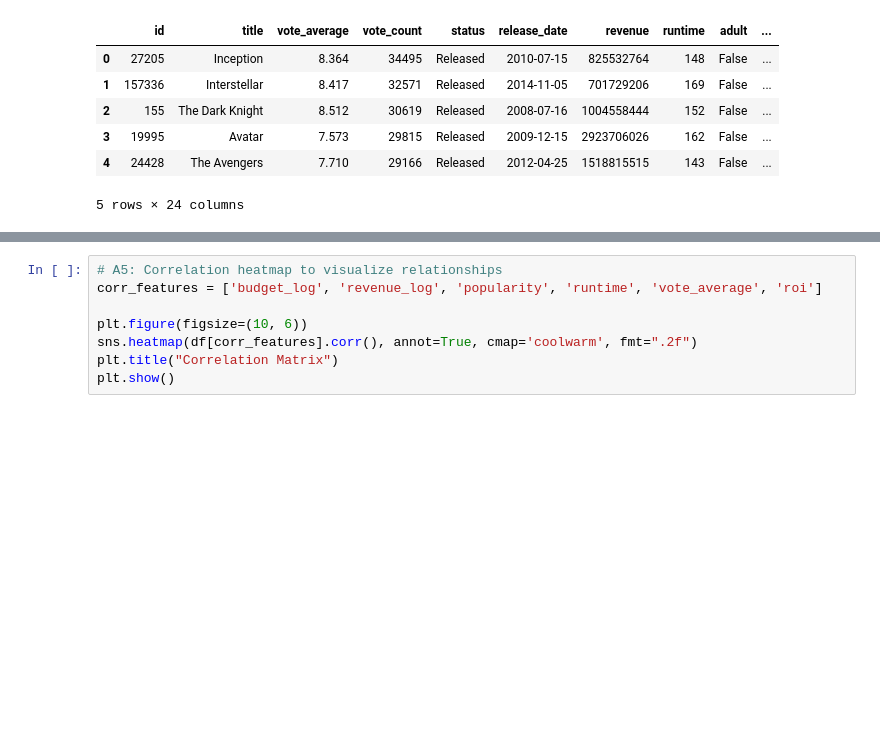
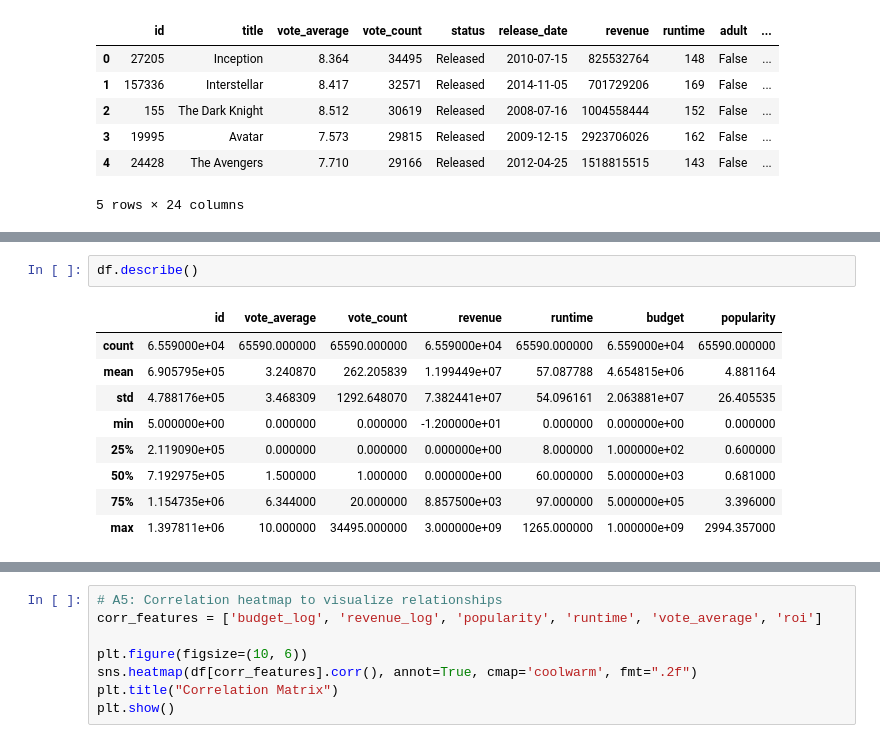
Before and after one commit to MaitlandHuffman/Machine-Learning-Project, a Jupyter notebook: Project.ipynb, the cells around one changed output, grey strips where cells are left out. Cells and saved outputs as stored; diff of their text form; blank space fills up the shorter version.

```diff
--- a/Project.ipynb
+++ b/Project.ipynb
@@ -92,0 +121,12 @@ dtype: int64
+# %%
+df.describe()
+# %% [output]
+|  | id | vote_average | vote_count | revenue | runtime | budget | popularity |
+| count | 6.559000e+04 | 65590.000000 | 65590.000000 | 6.559000e+04 | 65590.000000 | 6.559000e+04 | 65590.000000 |
+| mean | 6.905795e+05 | 3.240870 | 262.205839 | 1.199449e+07 | 57.087788 | 4.654815e+06 | 4.881164 |
+| std | 4.788176e+05 | 3.468309 | 1292.648070 | 7.382441e+07 | 54.096161 | 2.063881e+07 | 26.405535 |
+| min | 5.000000e+00 | 0.000000 | 0.000000 | -1.200000e+01 | 0.000000 | 0.000000e+00 | 0.000000 |
+| 25% | 2.119090e+05 | 0.000000 | 0.000000 | 0.000000e+00 | 8.000000 | 1.000000e+02 | 0.600000 |
+| 50% | 7.192975e+05 | 1.500000 | 1.000000 | 0.000000e+00 | 60.000000 | 5.000000e+03 | 0.681000 |
+| 75% | 1.154735e+06 | 6.344000 | 20.000000 | 8.857500e+03 | 97.000000 | 5.000000e+05 | 3.396000 |
+| max | 1.397811e+06 | 10.000000 | 34495.000000 | 3.000000e+09 | 1265.000000 | 1.000000e+09 | 2994.357000 |
```
Also changed, not shown: parts of 13 cells of this notebook.
